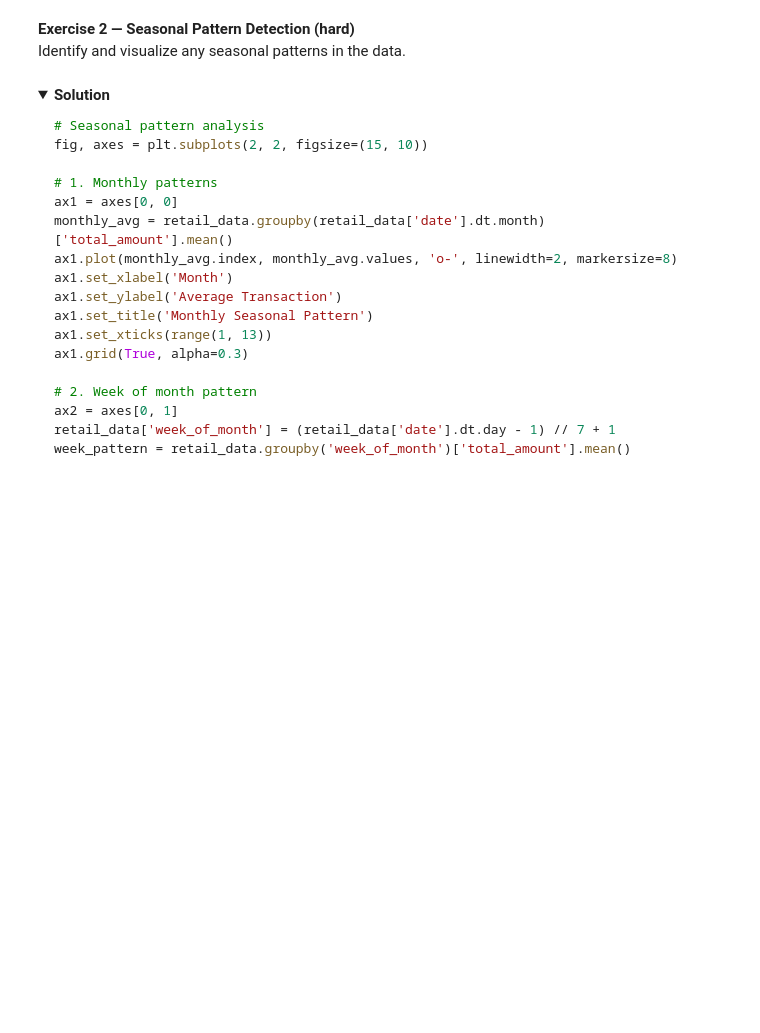
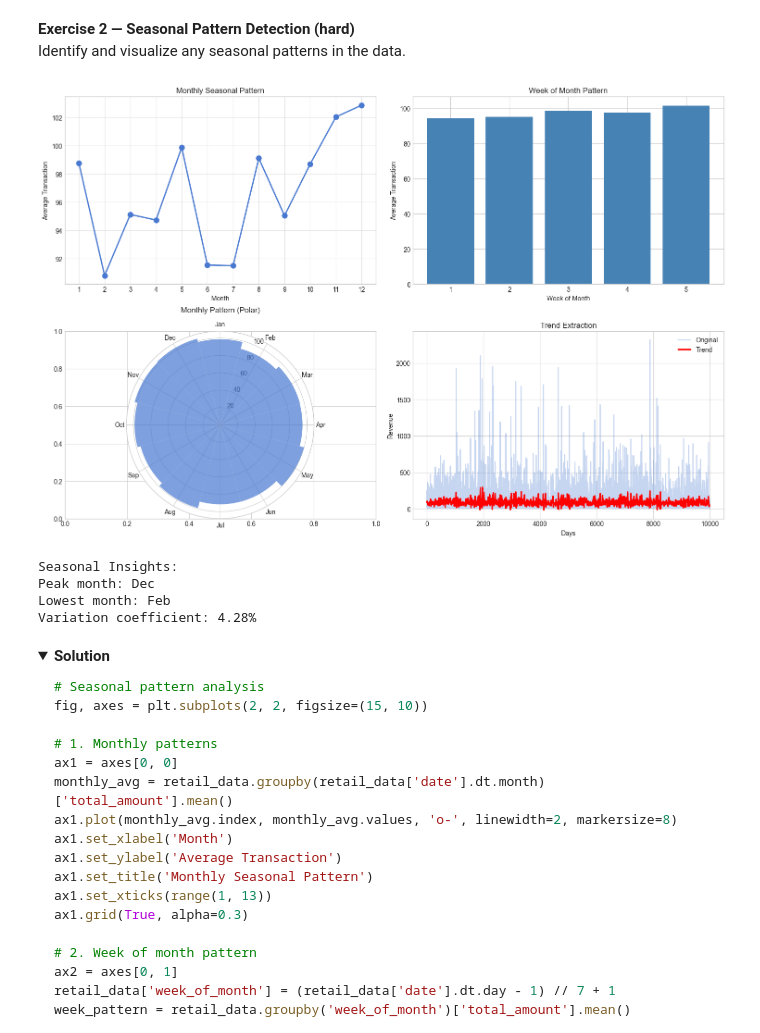
Before and after one commit to jessicapaes/aitechinstitute-jesspaes, a Jupyter notebook: week_2/notebooks/02d_statistical_visualisation.ipynb, the cells around one changed output. Cells and saved outputs as stored; diff of their text form; code cells hidden in the pictures; folded sections open; blank space fills up the shorter version.

Commit message:
week 2 and 3 exercises

```diff
--- a/week_2/notebooks/02d_statistical_visualisation.ipynb
+++ b/week_2/notebooks/02d_statistical_visualisation.ipynb
@@ -394,6 +470,66 @@ plt.show()
 Identify and visualize any seasonal patterns in the data.
 # %%
 # Your turn
+fig, axes = plt.subplots (2, 2, figsize=(15, 10))
+
+ax1 = axes [0, 0]
+monthly_avg = retail_data.groupby(retail_data['date'].dt.month)['total_amount'].mean()
+ax1.plot(monthly_avg.index, monthly_avg.values, 'o-', linewidth=2, markersize=8)
+ax1.set_xlabel('Month')
+ax1.set_ylabel('Average Transaction')
+ax1.set_title('Monthly Seasonal Pattern')
+ax1.set_xticks(range(1, 13))
+ax1.grid(True, alpha=0.5)
+
+# 2. Week of month pattern
+ax2 = axes[0, 1]
+retail_data['week_of_month'] = (retail_data['date'].dt.day - 1) // 7 + 1
+week_pattern = retail_data.groupby('week_of_month')['total_amount'].mean()
+ax2.bar(week_pattern.index, week_pattern.values, color='steelblue')
+ax2.set_xlabel('Week of Month')
+ax2.set_ylabel('Average Transaction')
+ax2.set_title('Week of Month Pattern')
+
+# 3. Polar plot for monthly pattern
+ax3 = plt.subplot(2, 2, 3, projection='polar')
+theta = np.linspace(0, 2 * np.pi, 12, endpoint=False)
+radii = monthly_avg.values
+width = 2 * np.pi / 12
+bars = ax3.bar(theta, radii, width=width, bottom=0.0, alpha=0.7)
+ax3.set_theta_zero_location('N')
+ax3.set_theta_direction(-1)
+month_labels = ['Jan', 'Feb', 'Mar', 'Apr', 'May', 'Jun',
+                'Jul', 'Aug', 'Sep', 'Oct', 'Nov', 'Dec']
+ax3.set_xticks(theta)
+ax3.set_xticklabels(month_labels)
+ax3.set_title('Monthly Pattern (Polar)', y=1.08)
+
+# 4. Decomposition (simplified)
+ax4 = axes[1, 1]
+from scipy.signal import savgol_filter
+daily_ts = daily_sales['revenue'].values
+trend = savgol_filter(daily_ts, window_length=31, polyorder=3)
+seasonal = daily_ts - trend
+ax4.plot(range(len(daily_ts)), daily_ts, alpha=0.3, label='Original')
+ax4.plot(range(len(trend)), trend, 'r-', linewidth=2, label='Trend')
+ax4.set_title('Trend Extraction')
+ax4.set_xlabel('Days')
+ax4.set_ylabel('Revenue')
+ax4.legend()
+
+plt.tight_layout()
+plt.show()
+
+print("Seasonal Insights:")
+print(f"Peak month: {month_labels[monthly_avg.argmax()]}")
+print(f"Lowest month: {month_labels[monthly_avg.argmin()]}")
+print(f"Variation coefficient: {monthly_avg.std() / monthly_avg.mean():.2%}")
+# %% [output]
+[figure, added]
+Seasonal Insights:
+Peak month: Dec
+Lowest month: Feb
+Variation coefficient: 4.28%
 # %% [markdown]
 <details>
 <summary><b>Solution</b></summary>
```
Also changed, not shown: parts of 9 cells of this notebook, 58 other files.
